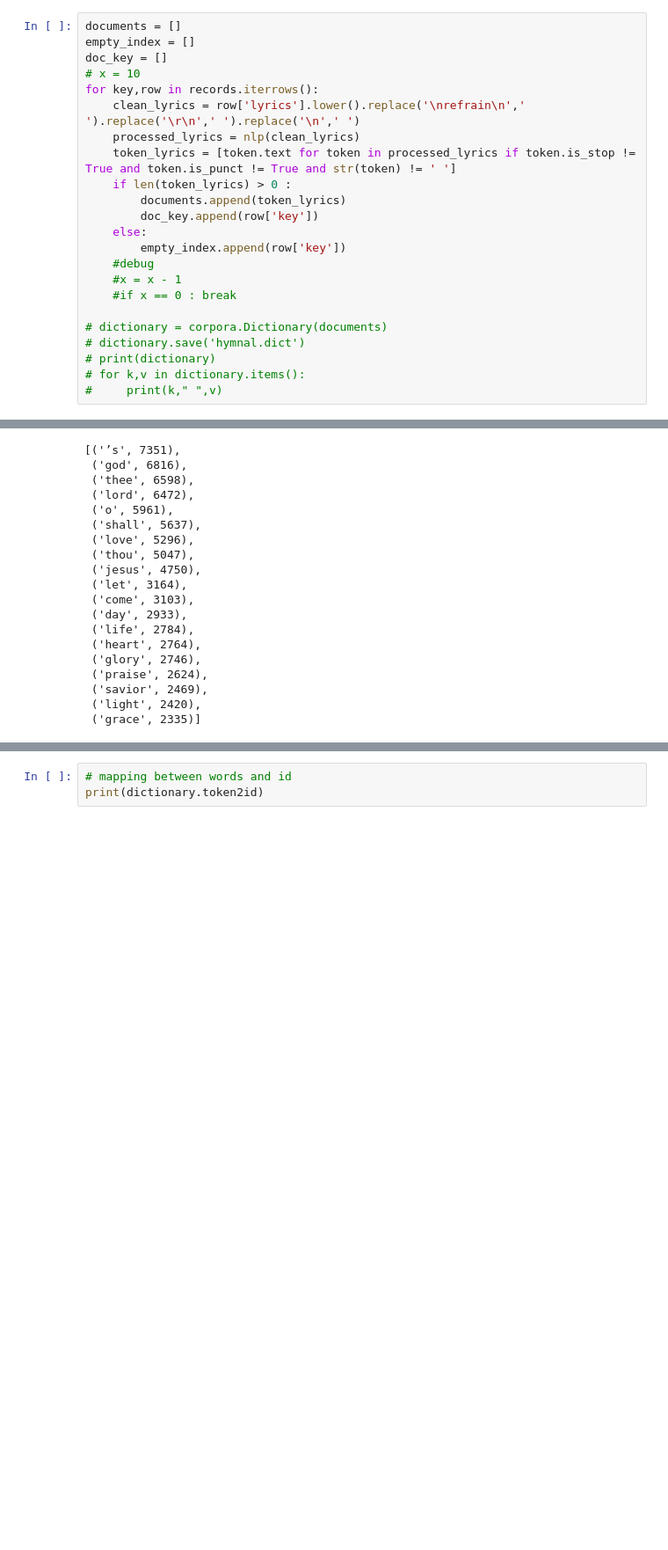
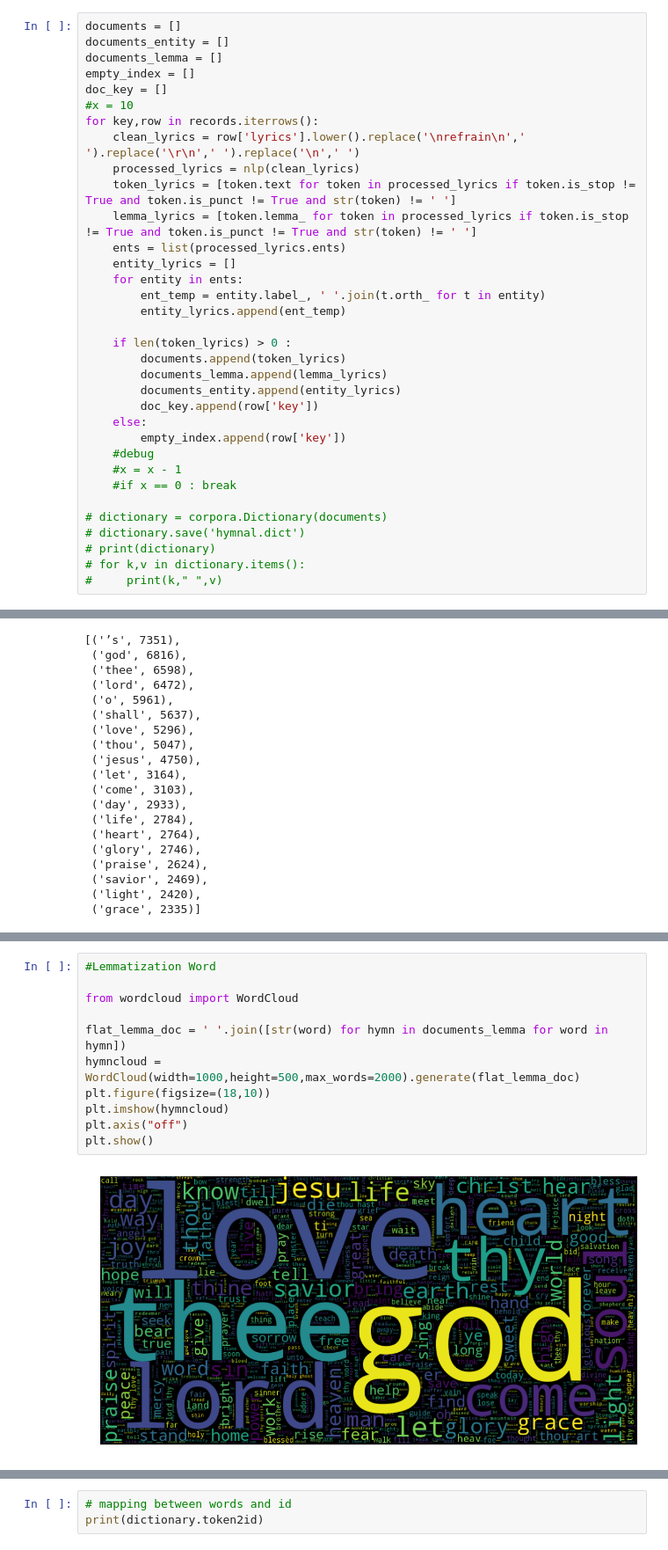
Before and after one commit to chenjennhaur/lyrics, a Jupyter notebook: LyricsAnalytics.ipynb, the cells around one changed output, grey strips where cells are left out. Shown at 88% size. Saved outputs shown, nothing was run; the diff lists cells and outputs as text; blank space fills up the shorter version.

Commit message:
entity+lemma

```diff
--- a/LyricsAnalytics.ipynb
+++ b/LyricsAnalytics.ipynb
@@ -138,15 +134,26 @@ Name: 1, dtype: object
 # pre_doc_1 = bigram[phrases]
 # %%
 documents = []
+documents_entity = []
+documents_lemma = []
 empty_index = []
 doc_key = []
-# x = 10
+#x = 10
 for key,row in records.iterrows():
     clean_lyrics = row['lyrics'].lower().replace('\nrefrain\n',' ').replace('\r\n',' ').replace('\n',' ')
     processed_lyrics = nlp(clean_lyrics)
     token_lyrics = [token.text for token in processed_lyrics if token.is_stop != True and token.is_punct != True and str(token) != ' ']
+    lemma_lyrics = [token.lemma_ for token in processed_lyrics if token.is_stop != True and token.is_punct != True and str(token) != ' ']
+    ents = list(processed_lyrics.ents)
+    entity_lyrics = []
+    for entity in ents:
+        ent_temp = entity.label_, ' '.join(t.orth_ for t in entity)
+        entity_lyrics.append(ent_temp)
+
     if len(token_lyrics) > 0 :
         documents.append(token_lyrics)
+        documents_lemma.append(lemma_lyrics)
+        documents_entity.append(entity_lyrics)
         doc_key.append(row['key'])
     else:
         empty_index.append(row['key'])
@@ -233,0 +276,13 @@ plt.show()
+# %%
+#Lemmatization Word
+
+from wordcloud import WordCloud
+
+flat_lemma_doc = ' '.join([str(word) for hymn in documents_lemma for word in hymn])
+hymncloud = WordCloud(width=1000,height=500,max_words=2000).generate(flat_lemma_doc)
+plt.figure(figsize=(18,10))
+plt.imshow(hymncloud)
+plt.axis("off")
+plt.show()
+# %% [output]
+[figure, added]
```
Also changed, not shown: parts of 9 cells of this notebook.
